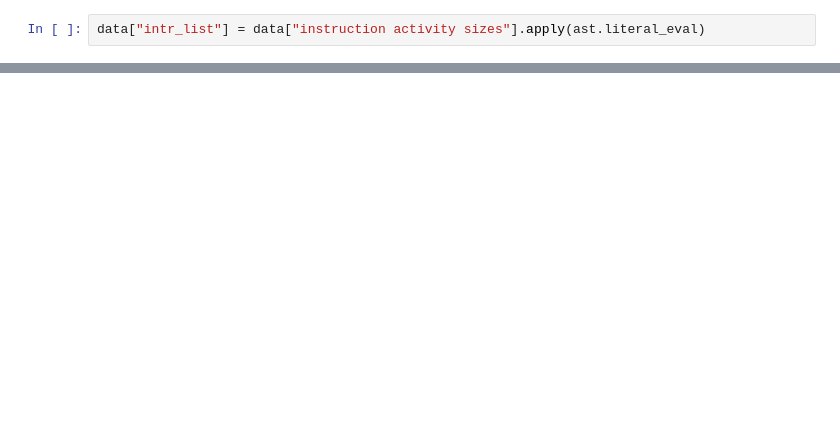
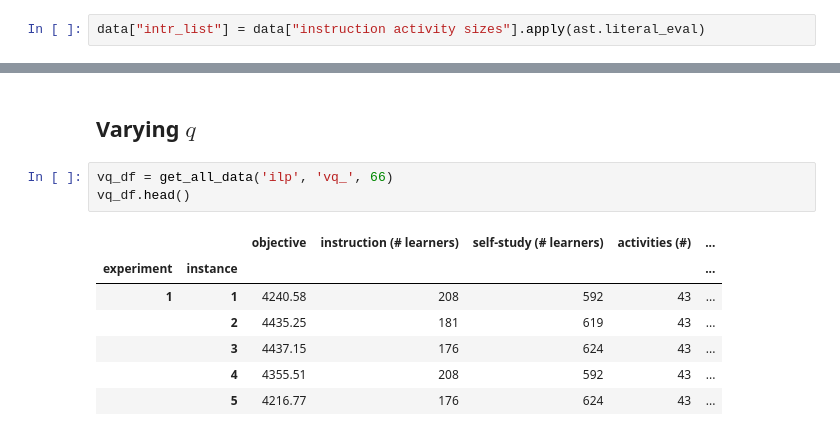
Before and after one commit to N-Wouda/PL-Hourly-Heuristic, a Jupyter notebook: analysis.ipynb, the cells around one changed output, grey strips where cells are left out. Saved outputs shown, nothing was run; the diff lists cells and outputs as text; blank space fills up the shorter version.

```diff
--- a/analysis.ipynb
+++ b/analysis.ipynb
@@ -593,0 +594,13 @@ plt.savefig("out/activity_sizes.pdf", bbox_inches='tight');
+# %% [markdown]
+## Varying $q$
+# %%
+vq_df = get_all_data('ilp', 'vq_', 66)
+vq_df.head()
+# %% [output]
+|  |  | objective | instruction (# learners) | self-study (# learners) | activities (#) | ... |
+| experiment | instance |  |  |  |  | ... |
+| 1 | 1 | 4240.58 | 208 | 592 | 43 | ... |
+|  | 2 | 4435.25 | 181 | 619 | 43 | ... |
+|  | 3 | 4437.15 | 176 | 624 | 43 | ... |
+|  | 4 | 4355.51 | 208 | 592 | 43 | ... |
+|  | 5 | 4216.77 | 176 | 624 | 43 | ... |
```
Also changed, not shown: parts of 8 cells of this notebook.
